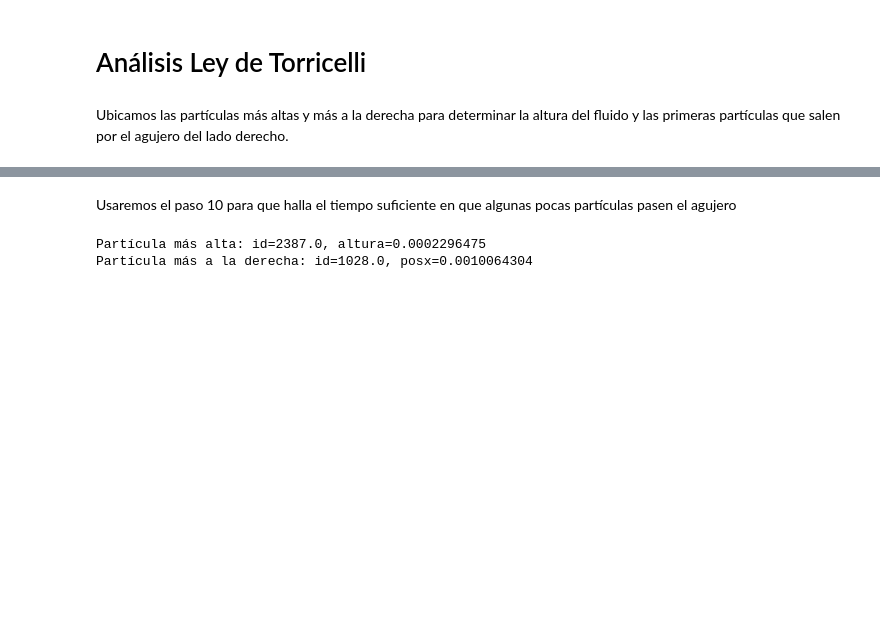
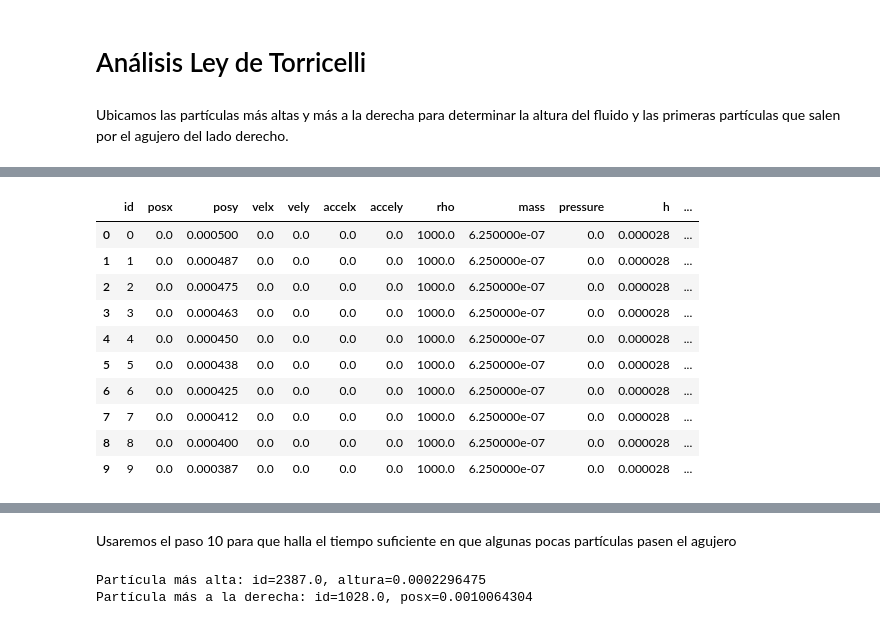
Before and after one commit to Hdavid1123/NeighboorsFloodSPH, a Jupyter notebook: Analysis/AnalisisTorrecelli.ipynb, the cells around one changed output, grey strips where cells are left out. Drawn from its saved outputs; the diff is of its cells as text; code cells hidden in the pictures; blank space fills up the shorter version.

```diff
--- a/Analysis/AnalisisTorrecelli.ipynb
+++ b/Analysis/AnalisisTorrecelli.ipynb
@@ -18,0 +27,19 @@ plot_ics(step10fall)
+# %%
+import numpy as np
+import pandas as pd
+
+df_step_10 = pd.read_csv(str(FILE_OUTPUT_0010), sep='\s+')
+
+df_step_10.head(10)
+# %% [output]
+|  | id | posx | posy | velx | vely | accelx | accely | rho | mass | pressure | h | ... |
+| 0 | 0 | 0.0 | 0.000500 | 0.0 | 0.0 | 0.0 | 0.0 | 1000.0 | 6.250000e-07 | 0.0 | 0.000028 | ... |
+| 1 | 1 | 0.0 | 0.000487 | 0.0 | 0.0 | 0.0 | 0.0 | 1000.0 | 6.250000e-07 | 0.0 | 0.000028 | ... |
+| 2 | 2 | 0.0 | 0.000475 | 0.0 | 0.0 | 0.0 | 0.0 | 1000.0 | 6.250000e-07 | 0.0 | 0.000028 | ... |
+| 3 | 3 | 0.0 | 0.000463 | 0.0 | 0.0 | 0.0 | 0.0 | 1000.0 | 6.250000e-07 | 0.0 | 0.000028 | ... |
+| 4 | 4 | 0.0 | 0.000450 | 0.0 | 0.0 | 0.0 | 0.0 | 1000.0 | 6.250000e-07 | 0.0 | 0.000028 | ... |
+| 5 | 5 | 0.0 | 0.000438 | 0.0 | 0.0 | 0.0 | 0.0 | 1000.0 | 6.250000e-07 | 0.0 | 0.000028 | ... |
+| 6 | 6 | 0.0 | 0.000425 | 0.0 | 0.0 | 0.0 | 0.0 | 1000.0 | 6.250000e-07 | 0.0 | 0.000028 | ... |
+| 7 | 7 | 0.0 | 0.000412 | 0.0 | 0.0 | 0.0 | 0.0 | 1000.0 | 6.250000e-07 | 0.0 | 0.000028 | ... |
+| 8 | 8 | 0.0 | 0.000400 | 0.0 | 0.0 | 0.0 | 0.0 | 1000.0 | 6.250000e-07 | 0.0 | 0.000028 | ... |
+| 9 | 9 | 0.0 | 0.000387 | 0.0 | 0.0 | 0.0 | 0.0 | 1000.0 | 6.250000e-07 | 0.0 | 0.000028 | ... |
```
Also changed, not shown: parts of 5 cells of this notebook, 10 other files.
